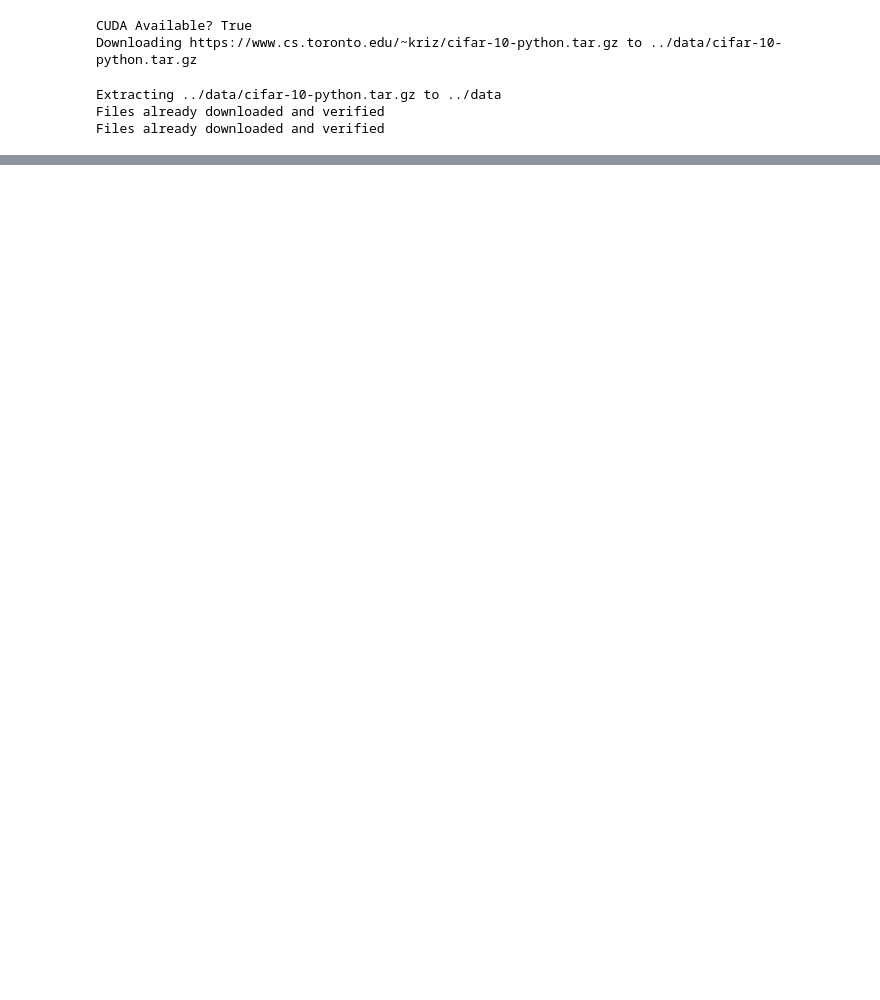
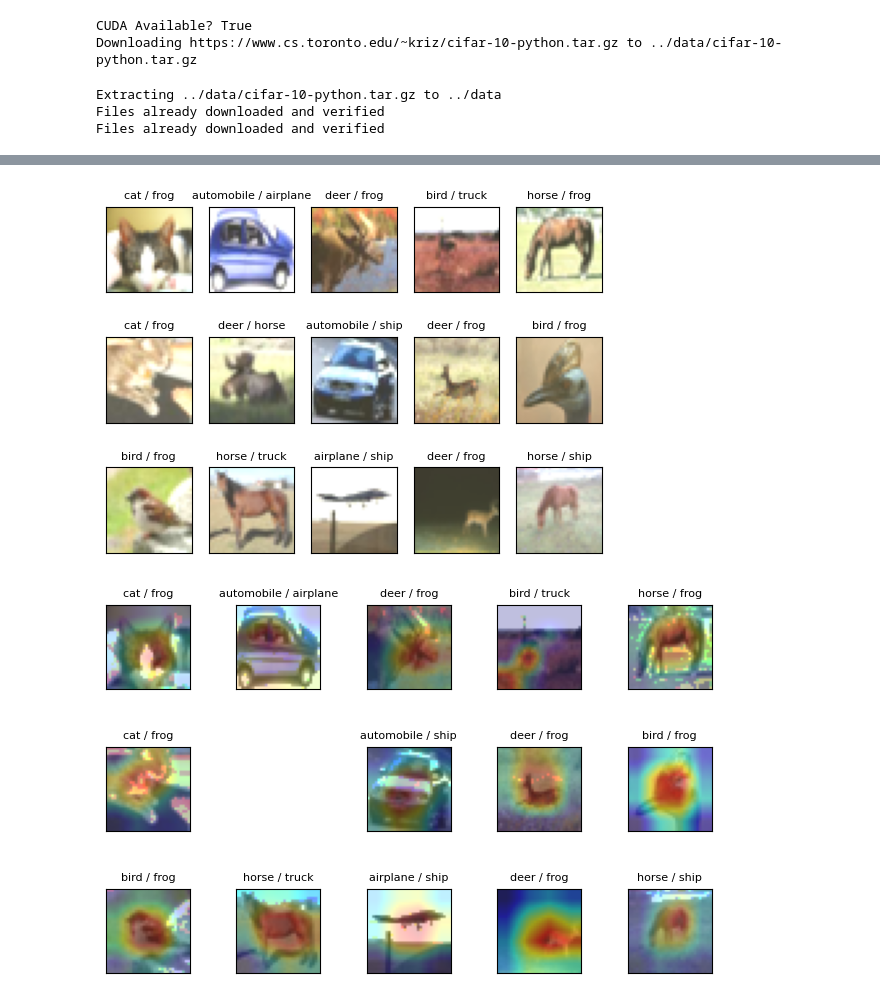
Before and after one commit to piygr/s11erav1, a Jupyter notebook: S11.ipynb, the cells around one changed output, grey strips where cells are left out. Saved outputs shown, nothing was run; the diff lists cells and outputs as text; code cells hidden in the pictures; blank space fills up the shorter version.

```diff
--- a/S11.ipynb
+++ b/S11.ipynb
@@ -197,0 +115,6 @@ WARNING:matplotlib.image:Clipping input data to the valid range for imshow with
+# %%
+from utils import plot_missclassified_preds, plot_grad_cam
+
+plot_missclassified_preds(dataset_mean, dataset_std, count=15)
+plot_grad_cam(model, dataset_mean, dataset_std, count=15, missclassfied=True)
+# %% [output]
@@ -197,0 +138,2 @@ WARNING:matplotlib.image:Clipping input data to the valid range for imshow with
+[figure, added]
+[figure, added]
```
Also changed, not shown: parts of 13 cells of this notebook.
